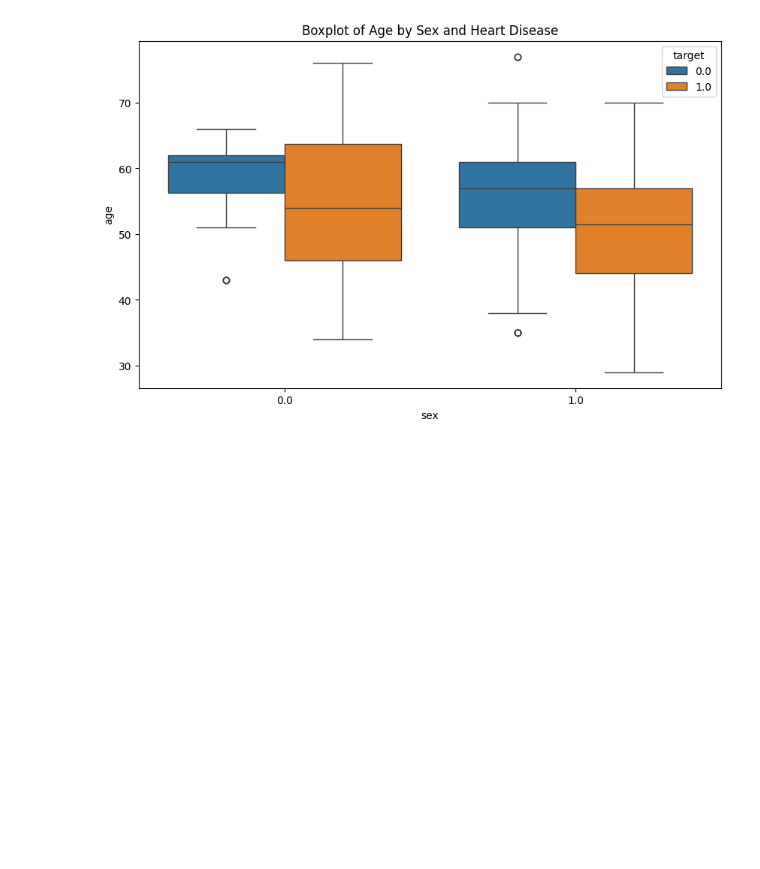
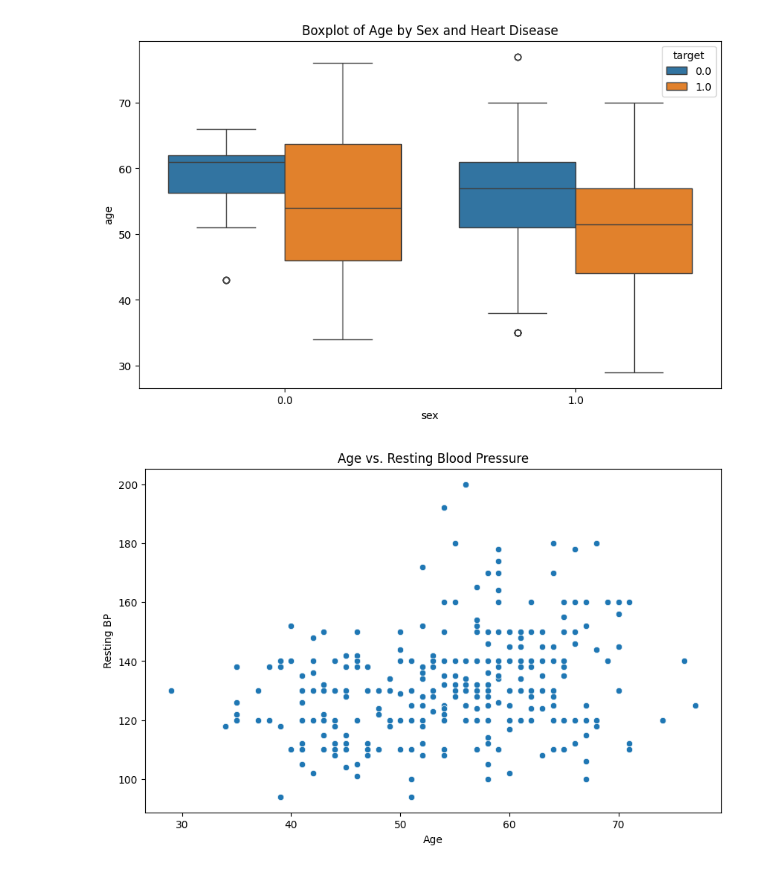
Before and after one commit to UjjwalZambad/DSBDA, a Jupyter notebook: 5th.ipynb, the cells around one changed output. Cells and saved outputs as stored; diff of their text form; code cells hidden in the pictures; blank space fills up the shorter version.

```diff
--- a/5th.ipynb
+++ b/5th.ipynb
@@ -48,3 +48,12 @@ plt.title('Boxplot of Age by Sex and Heart Disease')
 plt.show()
 # %% [output]
 [figure]
+# %%
+plt.figure(figsize=(10, 6))
+sns.scatterplot(x='age', y='trestbps', data=data)
+plt.title('Age vs. Resting Blood Pressure')
+plt.xlabel('Age')
+plt.ylabel('Resting BP')
+plt.show()
+# %% [output]
+[figure, added]
```
Also changed, not shown: parts of 4 cells of this notebook, 2 other files.
